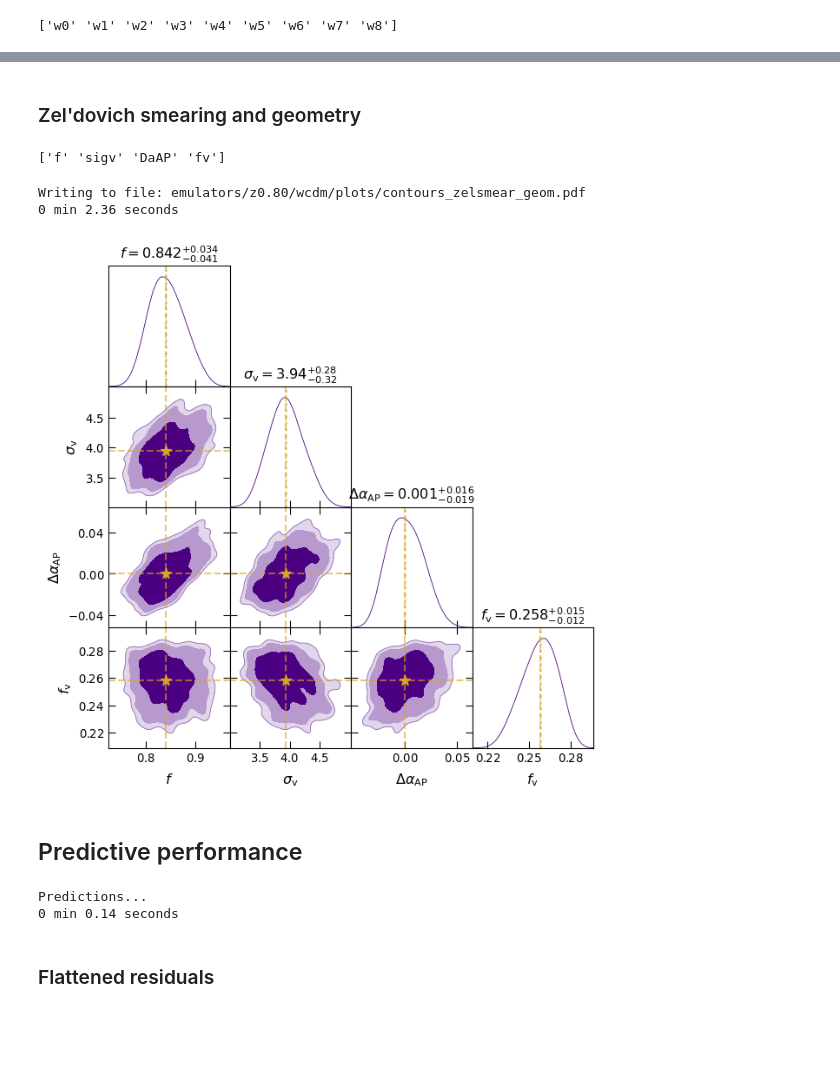
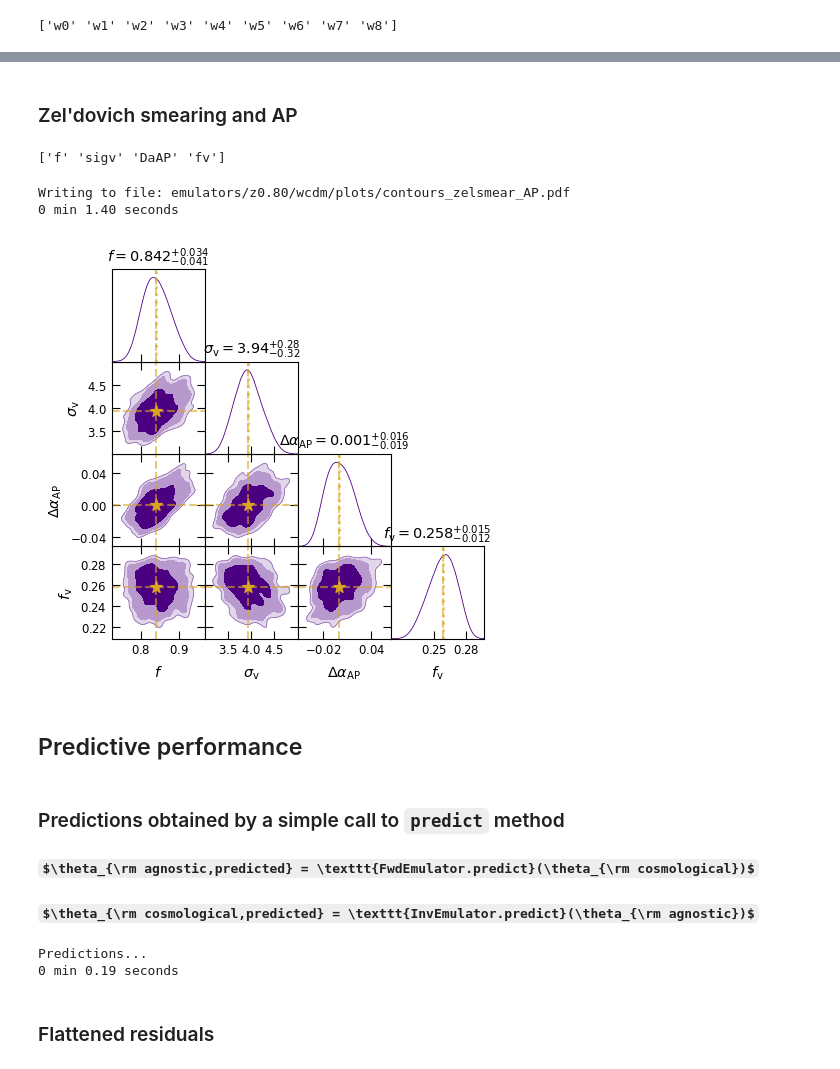
Before and after one commit to a-paranjape/zeldovich-smearing, a Jupyter notebook: emulation/Use_Emulators.ipynb, the cells around one changed output, grey strips where cells are left out. Drawn from its saved outputs; the diff is of its cells as text; code cells hidden in the pictures; some formulas as TeX source; blank space fills up the shorter version.

Commit message:
minor updates and additional plots

```diff
--- a/emulation/Use_Emulators.ipynb
+++ b/emulation/Use_Emulators.ipynb
@@ -233,6 +226,16 @@ NetworkEnsembleObject initialized
 # %% [markdown]
 ## Visualize parameter distributions
 #### cf. 'strong' prior
+# %%
+def set_gdplot(sp_size=1.2):
+    """ Convenience function for setting up GetDist plots. """
+    gdplot = gdplt.get_subplot_plotter(subplot_size=1.2)
+    gdplot.settings.num_plot_contours = 3
+    gdplot.settings.axes_fontsize = FS3
+    gdplot.settings.legend_fontsize = FS
+    gdplot.settings.axes_labelsize = FS2
+    gdplot.settings.title_limit_fontsize = FS2
+    return gdplot
 # %%
 print('all varied params')
 print(agem.keys_vary+agem.keys_agnostic)
@@ -267,11 +270,7 @@ print(plot_param_list)
  'w7' 'w8' 'f' 'sigv' 'DaAP' 'fv']
 # %%
 start_time = time()
-gdplot = gdplt.get_subplot_plotter(subplot_size=1.2)
-gdplot.settings.num_plot_contours = 3
-gdplot.settings.axes_fontsize = FS3
-gdplot.settings.axes_labelsize = FS2
-gdplot.settings.title_limit_fontsize = FS2
+gdplot = set_gdplot(sp_size=1.2)
 
 gdplot.triangle_plot([gd_sample], plot_param_list,
                      filled=[True],contour_colors=['indigo'],legend_loc='upper center',
@@ -311,11 +310,7 @@ print(plot_param_list)
 ['w0' 'w1' 'w2' 'w3' 'w4' 'w5' 'w6' 'w7' 'w8']
 # %%
 start_time = time()
-gdplot = gdplt.get_subplot_plotter(subplot_size=1.8)
-gdplot.settings.num_plot_contours = 3
-gdplot.settings.axes_fontsize = FS3
-gdplot.settings.axes_labelsize = FS2
-gdplot.settings.title_limit_fontsize = FS2
+gdplot = set_gdplot(sp_size=1.8)
 
 gdplot.triangle_plot([gd_sample], plot_param_list,
                      filled=[True],contour_colors=['indigo'],legend_loc='upper center',
@@ -346,62 +341,62 @@ Writing to file: emulators/z0.80/wcdm/plots/contours_coeffs.pdf
 # %% [markdown]
-### Zel'dovich smearing and geometry
+### Zel'dovich smearing and AP
 # %%
 sl = np.s_[agem.n_params+agem.n_basis:]
 plot_param_list = plot_param_list_all[sl]
 par_show = par_show_all[sl]
-file_stem = file_stem_all + '_zelsmear_geom'
+file_stem = file_stem_all + '_zelsmear_AP'
 print(plot_param_list)
 # %% [output]
 ['f' 'sigv' 'DaAP' 'fv']
 # %%
 start_time = time()
-gdplot = gdplt.get_subplot_plotter(subplot_size=1.8)
-gdplot.settings.num_plot_contours = 3
-gdplot.settings.axes_fontsize = FS3
-gdplot.settings.axes_labelsize = FS2
-gdplot.settings.title_limit_fontsize = FS2
+gdplot = set_gdplot(sp_size=1.8)
 
 gdplot.triangle_plot([gd_sample], plot_param_list,
                      filled=[True],contour_colors=['indigo'],legend_loc='upper center',
                      markers=sample[-1][par_show],
                      marker_args={'c': 'goldenrod','ls': '--','lw': 1.5,'alpha': 0.6},
                      title_limit=1)
 
 for par_y in range(par_show.size):
     str_y = plot_param_list[par_y]
     ax = gdplot.subplots[par_y,par_y]
     ax.axvline(sample[-1][par_show][par_y],c='goldenrod',ls=':',lw=2.0,alpha=0.6)
     for par_x in range(par_y):
         str_x = plot_param_list[par_x]
         ax = gdplot.subplots[par_y,par_x]
         ax.scatter([sample[-1][par_show][par_x]],[sample[-1][par_show][par_y]],
                    marker='*',s=75,c='goldenrod')
 
 if Save_Fig:
     filename = file_stem + '.pdf'
     print('Writing to file: '+agem.plot_dir+filename)
     gdplot.export(fname=filename,adir=agem.plot_dir)
 
 agem.time_this(start_time)
 # %% [output]
-Writing to file: emulators/z0.80/wcdm/plots/contours_zelsmear_geom.pdf
-0 min 2.36 seconds
+Writing to file: emulators/z0.80/wcdm/plots/contours_zelsmear_AP.pdf
+0 min 1.40 seconds
-[figure, old version]
+[figure, new version]
 # %% [markdown]
 ## Predictive performance
 # %%
 bins = np.linspace(-1,1,400)
 bin_mid = 0.5*(bins[1:]+bins[:-1])
 dx = bins[1]-bins[0]
+# %% [markdown]
+### Predictions obtained by a simple call to `predict` method
+#### $\theta_{\rm agnostic,predicted} = \texttt{FwdEmulator.predict}(\theta_{\rm cosmological})$
+#### $\theta_{\rm cosmological,predicted} = \texttt{InvEmulator.predict}(\theta_{\rm agnostic})$
 # %%
 start_time = time()
 print('Predictions...')
-agnostic_predict = neo_fwd.predict(cosmological)
-cosmological_predict = neo_inv.predict(agnostic)
+agnostic_predict = FwdEmulator.predict(cosmological)
+cosmological_predict = InvEmulator.predict(agnostic)
 agem.time_this(start_time)
 # %% [output]
 Predictions...
-0 min 0.14 seconds
+0 min 0.19 seconds
 # %% [markdown]
 ### Flattened residuals
 # %%
```
Also changed, not shown: parts of 13 cells of this notebook, 13 other files.
